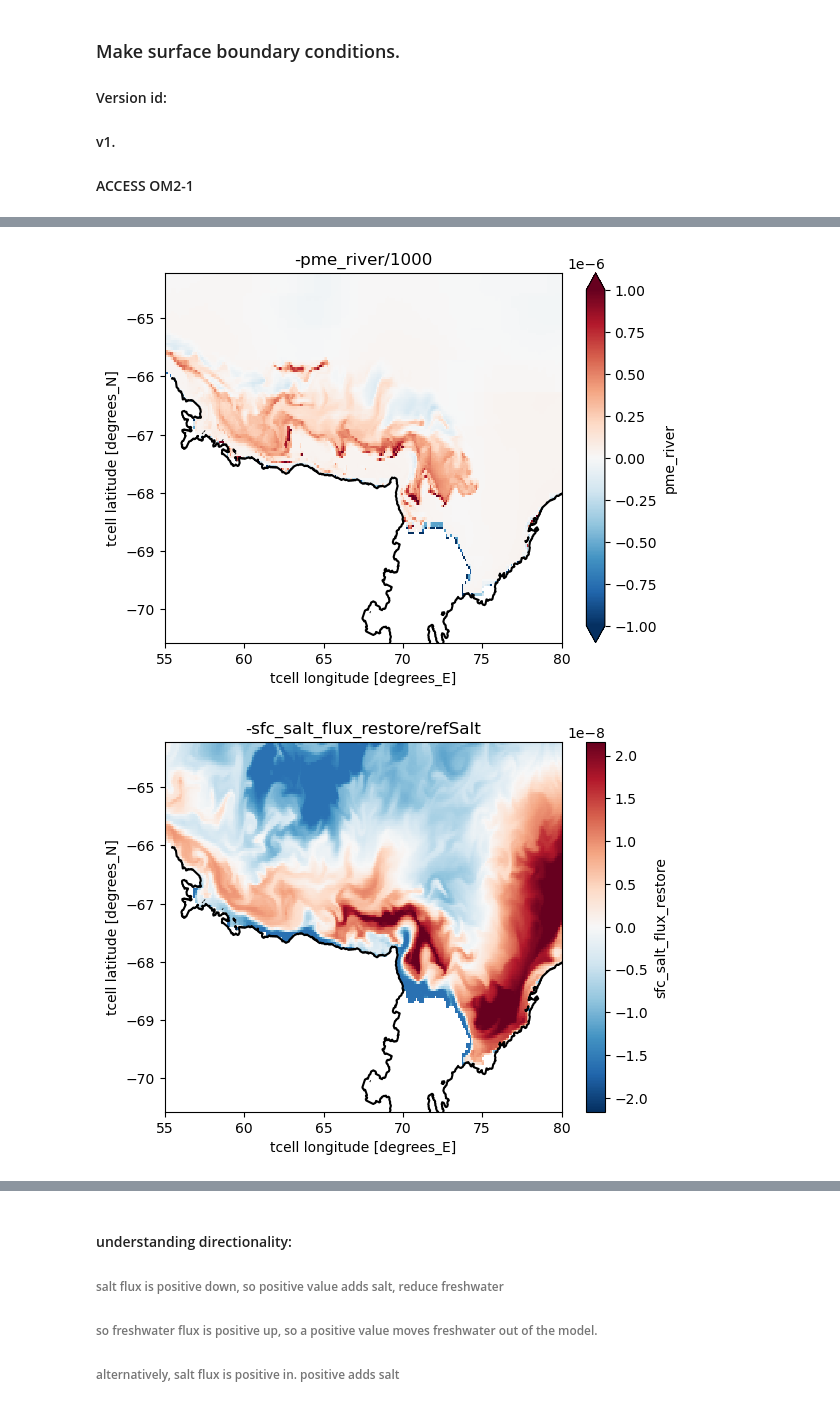
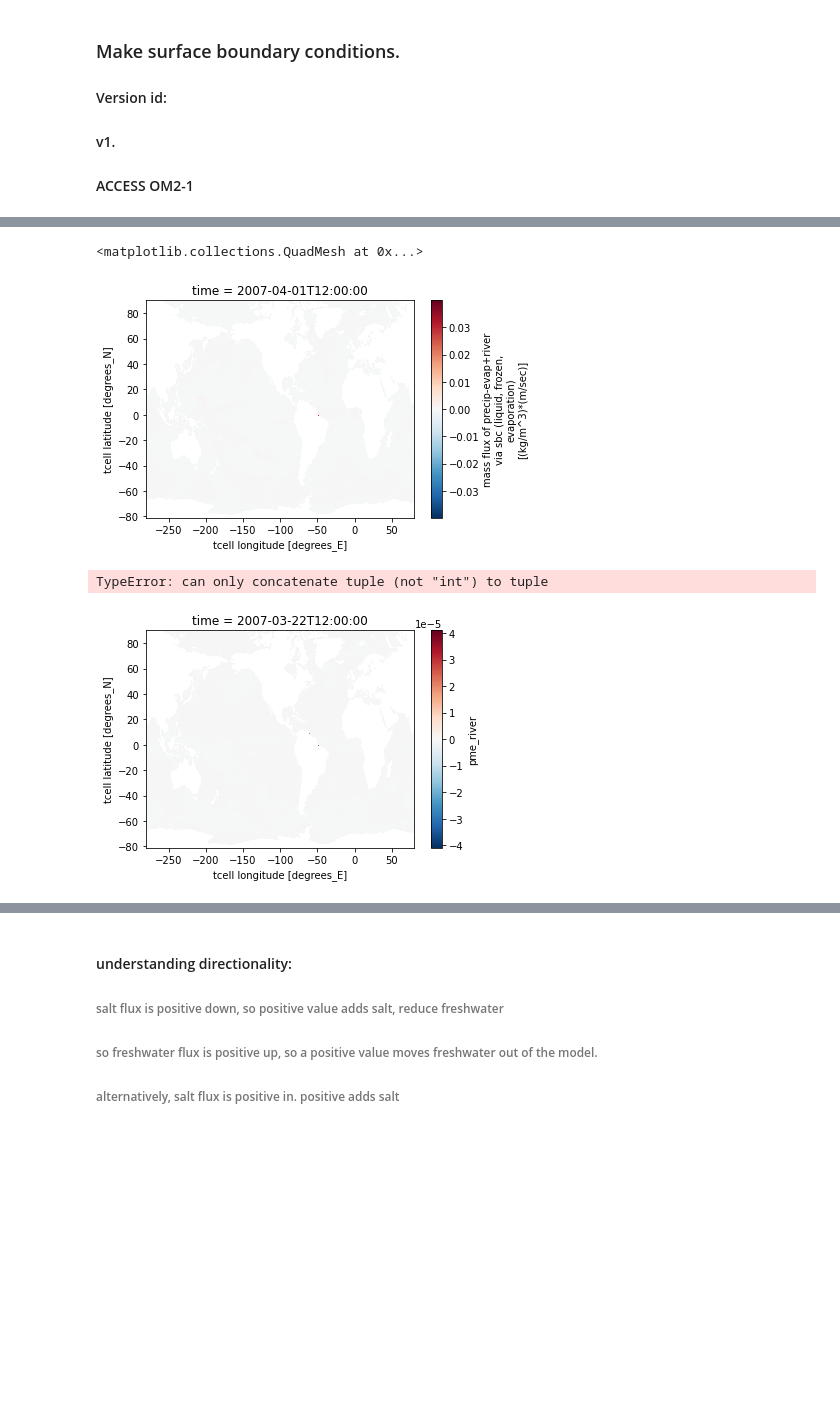
Before and after one commit to dgwyther/se-qld-model, a Jupyter notebook: notebooks/make_sbc-seqld_access.ipynb, the cells around one changed output, grey strips where cells are left out. Saved outputs shown, nothing was run; the diff lists cells and outputs as text; code cells hidden in the pictures; blank space fills up the shorter version.

```diff
--- a/notebooks/make_sbc-seqld_access.ipynb
+++ b/notebooks/make_sbc-seqld_access.ipynb
@@ -31,14 +33,14 @@ from ext.tools.log_progress import log_progress
 
 
 # set user parameter and call main routine
-grd_file = os.path.join(data_dir,'proc','amery_v2km_grd.nc')
+grd_file = os.path.join(data_dir,'proc','seqld_1km_grd.nc')
 
 # Path to ECCO2 files for temperature and salinity 1th January 2007
 # access_path = os.path.join(data_dir,'raw','access-om2/')
 access_path = os.path.join('/g/data/ik11/outputs/access-om2-01/01deg_jra55v150_iaf_cycle1/')
 
 access_sub_paths = ['./output196/ocean/','./output197/ocean/','./output198/ocean/','./output199/ocean/']
-access_sub_paths = ['./']
+# access_sub_paths = ['./']
 # %%
 # Load ACCESS data
 
@@ -226,42 +222,55 @@ grid = xr.open_dataset(grd_file)
 
 grd_lon_ax = np.array((grid.lon_rho.min().values*0.9, grid.lon_rho.max().values*1.1))
 grd_lat_ax = np.array((grid.lat_rho.min().values*1.1, grid.lat_rho.max().values*0.9))
+# %%
+pme_full.pme_river.isel(time=90).plot()
+# %% [output]
+<matplotlib.collections.QuadMesh at 0x...>
+[figure, added]
 # %%
 
-plt.contour(grid.lon_rho,grid.lat_rho,grid.mask_rho,levels=np.array((-1,0)),colors='k',zorder=10)
-((-pme_full.pme_river/refDens).isel(time=80,yt_ocean=slice(250,400))).plot(vmin=-1e-6,vmax=1e-6,cmap='RdBu_r')
-plt.xlim((55,80))
+plt.contour((grid.lon_rho),grid.lat_rho,grid.mask_rho,levels=np.array((-1,0)),colors='k',zorder=10)
+((-pme_full.pme_river/refDens).isel(time=80)).plot(cmap='RdBu_r')
+plt.xlim(((150,160)+360))
+plt.ylim((-31,-23))
 plt.title('-pme_river/1000')
 plt.show()
 
-plt.contour(grid.lon_rho,grid.lat_rho,grid.mask_rho,levels=np.array((-1,0)),colors='k',zorder=10)
-(-((ssflx_restore_full.sfc_salt_flux_restore)/refSalt).isel(time=80,yt_ocean=slice(250,400))).plot(cmap='RdBu_r')
-plt.xlim((55,80))
+
+#### TRYING TO GET PLOT TO WORK - COORDINATES ARE WRAPPED!
+
+plt.contour((grid.lon_rho),grid.lat_rho,grid.mask_rho,levels=np.array((-1,0)),colors='k',zorder=10)
+(-((ssflx_restore_full.sfc_salt_flux_restore)/refSalt).isel(time=80)).plot(cmap='RdBu_r')
+plt.xlim((150,160))
+plt.ylim((-31,-23))
 plt.title('-sfc_salt_flux_restore/refSalt')
 plt.show()
 
 
-plt.contour(grid.lon_rho,grid.lat_rho,grid.mask_rho,levels=np.array((-1,0)),colors='k',zorder=10)
-(-((ssflx_ice_full.sfc_salt_flux_ice)/refSalt).isel(time=80,yt_ocean=slice(250,400))).plot(cmap='RdBu_r')
-plt.xlim((55,80))
+plt.contour(grid.lon_rho+360,grid.lat_rho,grid.mask_rho,levels=np.array((-1,0)),colors='k',zorder=10)
+(-((ssflx_ice_full.sfc_salt_flux_ice)/refSalt).isel(time=80)).plot(cmap='RdBu_r')
+plt.xlim((150,160))
+plt.ylim((-31,-23))
 plt.title('-sfc_salt_flux_ice/refSalt')
 plt.show()
 
 
 
 
 plt.contour(grid.lon_rho,grid.lat_rho,grid.mask_rho,levels=np.array((-1,0)),colors='k',zorder=10)
-(-((ssflx_restore_full.sfc_salt_flux_restore + ssflx_ice_full.sfc_salt_flux_ice)/refSalt).isel(time=80,yt_ocean=slice(250,400))).plot(cmap='RdBu_r')
-plt.xlim((55,80))
+(-((ssflx_restore_full.sfc_salt_flux_restore + ssflx_ice_full.sfc_salt_flux_ice)/refSalt).isel(time=80)).plot(cmap='RdBu_r')
+plt.xlim((150,160))
+plt.ylim((-31,-23))
 plt.title('- (sfc_salt_flux_restore + sfc_salt_flux_ice)/refSalt')
 plt.show()
 
 
 plt.contour(grid.lon_rho,grid.lat_rho,grid.mask_rho,levels=np.array((-1,0)),colors='k',zorder=10)
-(swflux_full.isel(time=80,yt_ocean=slice(250,400))).plot(vmin=-1e-6,vmax=1e-6,cmap='RdBu_r')
-plt.xlim((55,80))
+(swflux_full.isel(time=80)).plot(cmap='RdBu_r')
+plt.xlim((150,160))
+plt.ylim((-31,-23))
 plt.title('- (pme_river/1000 + (sfc_salt_flux_restore + sfc_salt_flux_ice)/refSalt)')
 plt.show()
 # %% [output]
+TypeError: can only concatenate tuple (not "int") to tuple
-[figure, old version]
+[figure, new version]
-[figure, removed]
```
Also changed, not shown: parts of 16 cells of this notebook.
